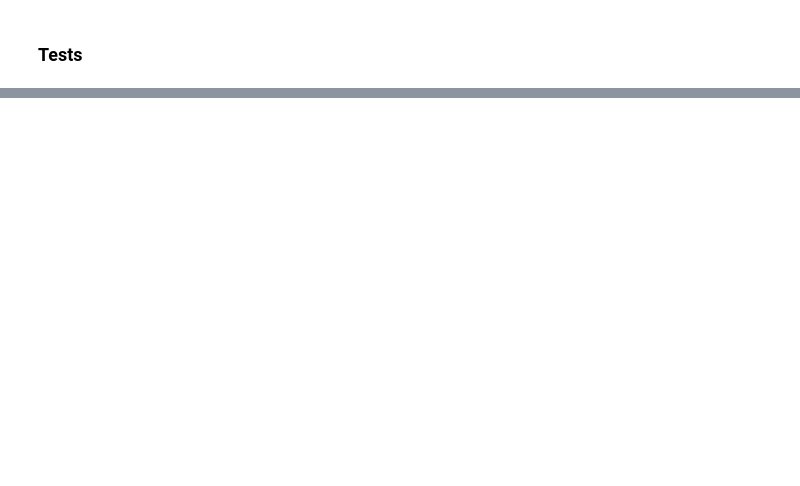
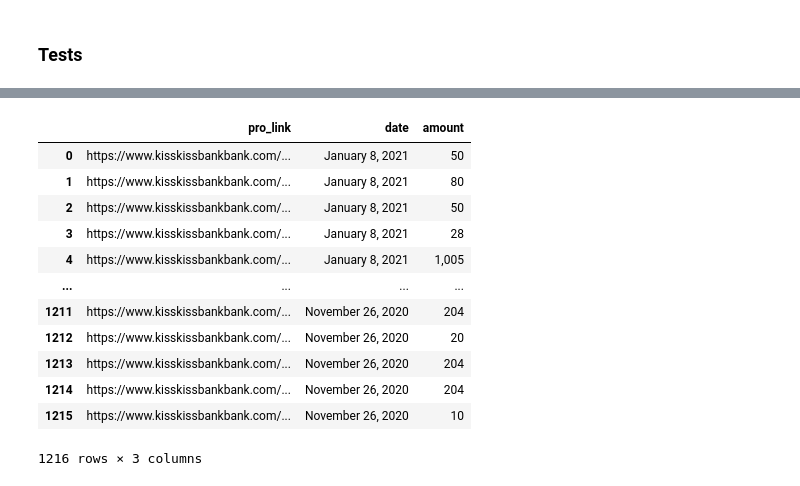
Before and after one commit to nghiadanh26/Crowdfunding, a Jupyter notebook: collect_data_v2.ipynb, the cells around one changed output, grey strips where cells are left out. Saved outputs shown, nothing was run; the diff lists cells and outputs as text; code cells hidden in the pictures; blank space fills up the shorter version.

```diff
--- a/collect_data_v2.ipynb
+++ b/collect_data_v2.ipynb
@@ -425,0 +489,16 @@ collect_data(2,3)
+# %%
+timelines
+# %% [output]
+|  | pro_link | date | amount |
+| 0 | https://www.kisskissbankbank.com/... | January 8, 2021 | 50 |
+| 1 | https://www.kisskissbankbank.com/... | January 8, 2021 | 80 |
+| 2 | https://www.kisskissbankbank.com/... | January 8, 2021 | 50 |
+| 3 | https://www.kisskissbankbank.com/... | January 8, 2021 | 28 |
+| 4 | https://www.kisskissbankbank.com/... | January 8, 2021 | 1,005 |
+| ... | ... | ... | ... |
+| 1211 | https://www.kisskissbankbank.com/... | November 26, 2020 | 204 |
+| 1212 | https://www.kisskissbankbank.com/... | November 26, 2020 | 20 |
+| 1213 | https://www.kisskissbankbank.com/... | November 26, 2020 | 204 |
+| 1214 | https://www.kisskissbankbank.com/... | November 26, 2020 | 204 |
+| 1215 | https://www.kisskissbankbank.com/... | November 26, 2020 | 10 |
+1216 rows × 3 columns
```
Also changed, not shown: parts of 9 cells of this notebook.
